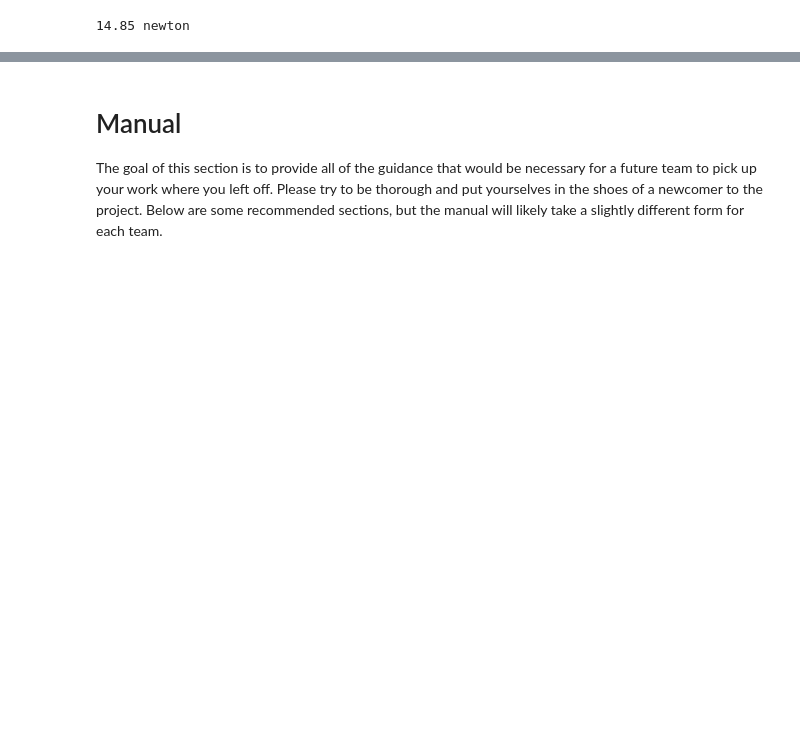
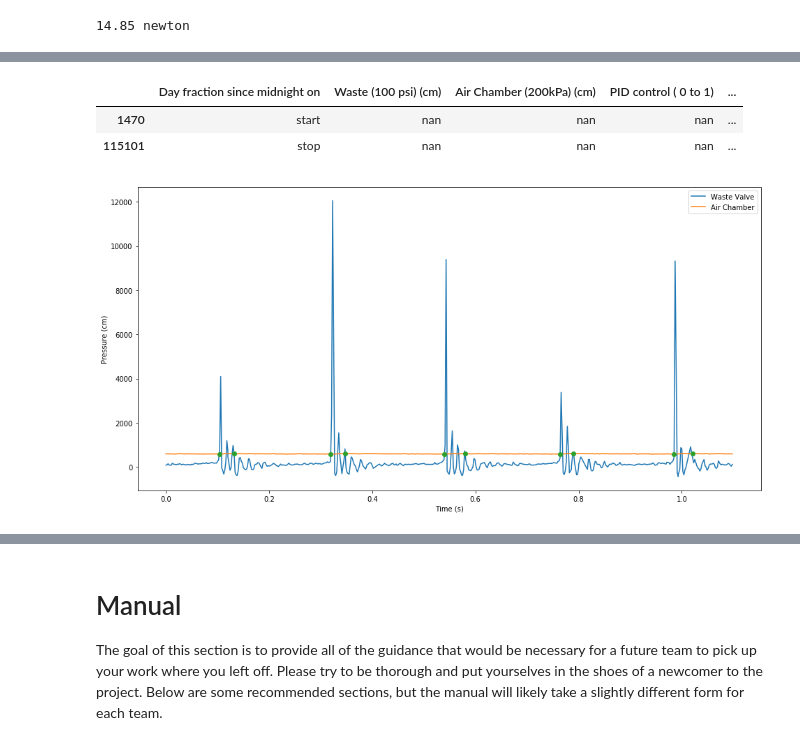
Before and after one commit to AguaClara/ram_pump, a Jupyter notebook: Summer 2019/RamPump2019Summer.ipynb, the cells around one changed output, grey strips where cells are left out. Drawn from its saved outputs; the diff is of its cells as text; code cells hidden in the pictures; blank space fills up the shorter version.

```diff
--- a/Summer 2019/RamPump2019Summer.ipynb
+++ b/Summer 2019/RamPump2019Summer.ipynb
@@ -259,0 +450,63 @@ The operation of the ram pump was clearly optimized by reducing the areas of hea
+# %%
+url8 = 'https://raw.githubusercontent.com/AguaClara/ram_pump/master/Summer%202019/Data%20Collection/New%20Air%20Chamber%20Design/7-31-2019_spring_K127_test4.xls'
+pp.notes(url8)
+# %% [output]
+|  | Day fraction since midnight on | Waste (100 psi) (cm) | Air Chamber (200kPa) (cm) | PID control ( 0 to 1) | ... |
+| 1470 | start | nan | nan | nan | ... |
+| 115101 | stop | nan | nan | nan | ... |
+# %%
+def intersect(x, y1, y2):
+  x_points = np.array([])
+  y_points = np.array([])
+  crossings = (np.argwhere(np.diff(np.sign(y1-y2)))+1).flatten()
+  delta_x = x[1]-x[0]
+  for c in crossings:
+    slope1 = (y1[c] - y1[c-1]) / delta_x
+    slope2 = (y2[c] - y2[c-1]) / delta_x
+    b1 = y1[c] - slope1 * x[c]
+    b2 = y2[c] - slope2 * x[c]
+
+    x_points = np.append(x_points, (b2-b1)/(slope1-slope2))
+    y_points = np.append(y_points, slope1*(b2-b1)/(slope1-slope2) + b1)
+
+  return x_points, y_points, crossings
+
+
+start = 82050 #should be more than 'start'
+end = 82600 #should be less than 'stop'
+
+x = (pp.column_of_time(url8,start,end)).to(u.s)
+pressure = pp.column_of_data(url8, start, 1, end, 'cm')
+airchamber = -pp.column_of_data(url8, start, 2, end, 'cm')
+pump = pp.column_of_data(url8, start, 4, end, 'rpm')
+
+p_time, p_pressure, p_index = intersect(x, pressure, airchamber)
+
+#find time for each cycle
+cycle = np.array([p_time[0]])
+cycle_i = np.array([p_index[0]])
+cycle_p = np.array([p_pressure[0]])
+
+for i in range(1,len(p_time)-1):
+  if ((p_time[i+1]-p_time[i]) > 0.1):
+    cycle = np.append(cycle, p_time[i])
+    cycle = np.append(cycle, p_time[i+1])
+    cycle_i=np.append(cycle_i, p_index[i])
+    cycle_i=np.append(cycle_i, p_index[i+1])
+    cycle_p = np.append(cycle_p, p_pressure[i])
+    cycle_p = np.append(cycle_p, p_pressure[i+1])
+
+cycle = np.append(cycle, p_time[len(p_time)-1]) #time of each cycle including start and end time
+cycle_i = np.append(cycle_i, p_index[len(p_index)-1]) #index of start and end for each cycle
+cycle_p = np.append(cycle_p, p_pressure[len(p_pressure)-1])
+
+plt.figure(figsize=(16,8))
+plt.plot(x,pressure,'-', label = 'Waste Valve')
+plt.plot(x,airchamber,'-', label='Air Chamber')
+plt.plot(cycle, cycle_p, 'o')
+plt.xlabel('Time (s)')
+plt.ylabel('Pressure (cm)')
+plt.legend()
+plt.show()
+# %% [output]
+[figure, added]
```
Also changed, not shown: parts of 37 cells of this notebook.
